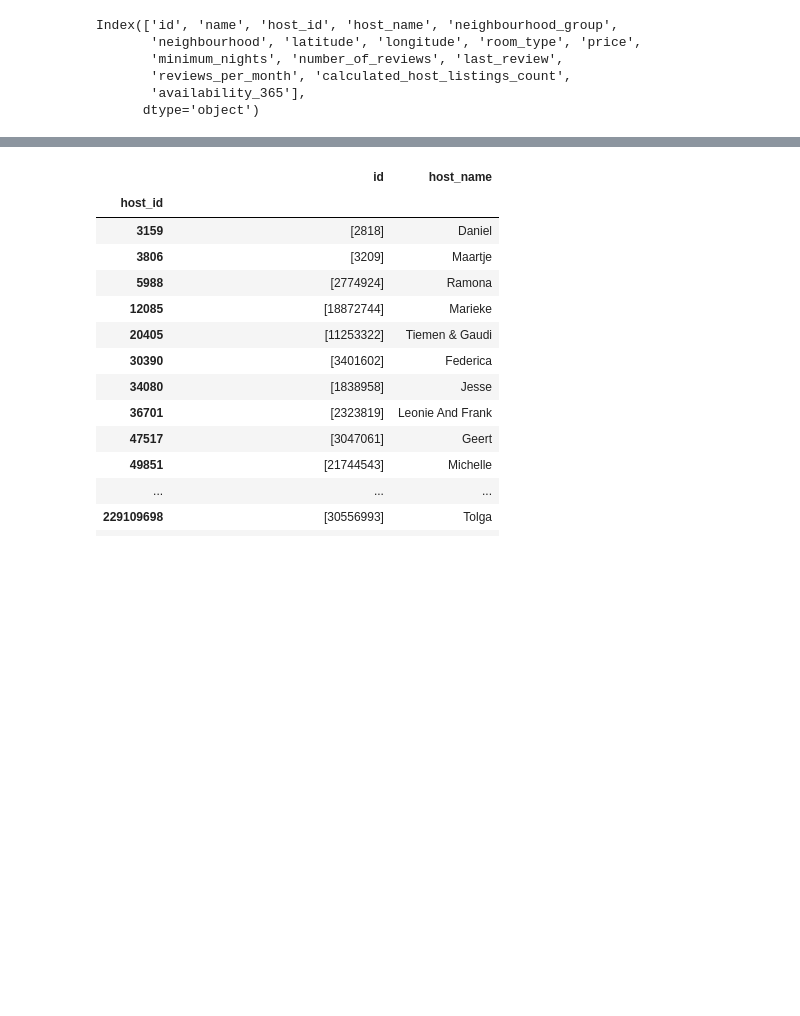
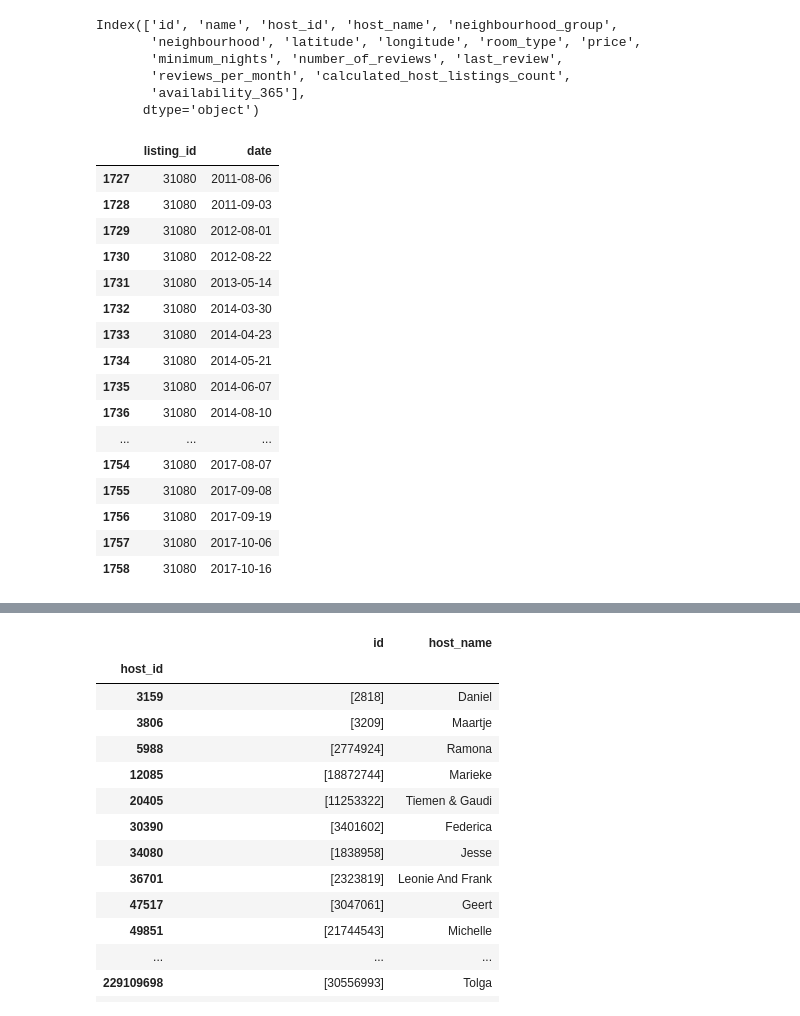
Before and after one commit to JeffreyBosman/DataSystemsProject, a Jupyter notebook: CreatingJsons.ipynb, the cells around one changed output, grey strips where cells are left out. Saved outputs shown, nothing was run; the diff lists cells and outputs as text; code cells hidden in the pictures; blank space fills up the shorter version.

```diff
--- a/CreatingJsons.ipynb
+++ b/CreatingJsons.ipynb
@@ -49,0 +43,20 @@ listing['est_bookings_2018'] = listing.apply(lambda x: get_no_bookings(x['id']),
+# %%
+reviews[reviews.listing_id == 31080]
+# %% [output]
+|  | listing_id | date |
+| 1727 | 31080 | 2011-08-06 |
+| 1728 | 31080 | 2011-09-03 |
+| 1729 | 31080 | 2012-08-01 |
+| 1730 | 31080 | 2012-08-22 |
+| 1731 | 31080 | 2013-05-14 |
+| 1732 | 31080 | 2014-03-30 |
+| 1733 | 31080 | 2014-04-23 |
+| 1734 | 31080 | 2014-05-21 |
+| 1735 | 31080 | 2014-06-07 |
+| 1736 | 31080 | 2014-08-10 |
+| ... | ... | ... |
+| 1754 | 31080 | 2017-08-07 |
+| 1755 | 31080 | 2017-09-08 |
+| 1756 | 31080 | 2017-09-19 |
+| 1757 | 31080 | 2017-10-06 |
+| 1758 | 31080 | 2017-10-16 |
```
Also changed, not shown: parts of 5 cells of this notebook, 2 other files.
